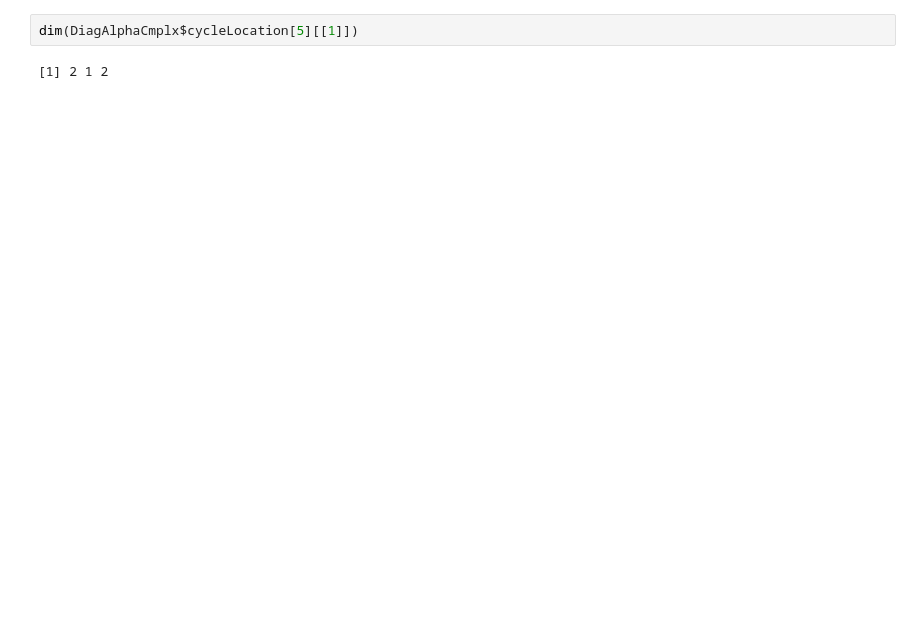
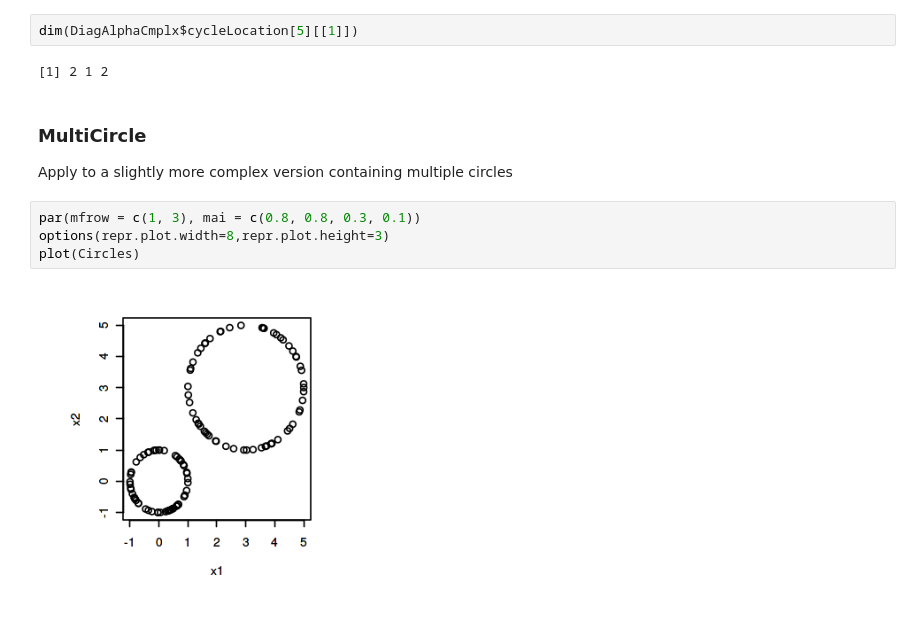
Before and after one commit to zneronha/Spring2019, a Jupyter notebook: AlphaFiltration/Alpha Complex Persistence.ipynb, the cells around one changed output. Cells and saved outputs as stored; diff of their text form; blank space fills up the shorter version.

```diff
--- a/AlphaFiltration/Alpha Complex Persistence.ipynb
+++ b/AlphaFiltration/Alpha Complex Persistence.ipynb
@@ -59,3 +61,12 @@ print(DiagAlphaCmplx$cycleLocation[6][[1]][, ,2])
 dim(DiagAlphaCmplx$cycleLocation[5][[1]])
 # %% [output]
 [1] 2 1 2
+# %% [markdown]
+### MultiCircle
+Apply to a slightly more complex version containing multiple circles
+# %%
+par(mfrow = c(1, 3), mai = c(0.8, 0.8, 0.3, 0.1))
+options(repr.plot.width=8,repr.plot.height=3)
+plot(Circles)
+# %% [output]
+[figure, added]
```
Also changed, not shown: parts of 10 cells of this notebook.
